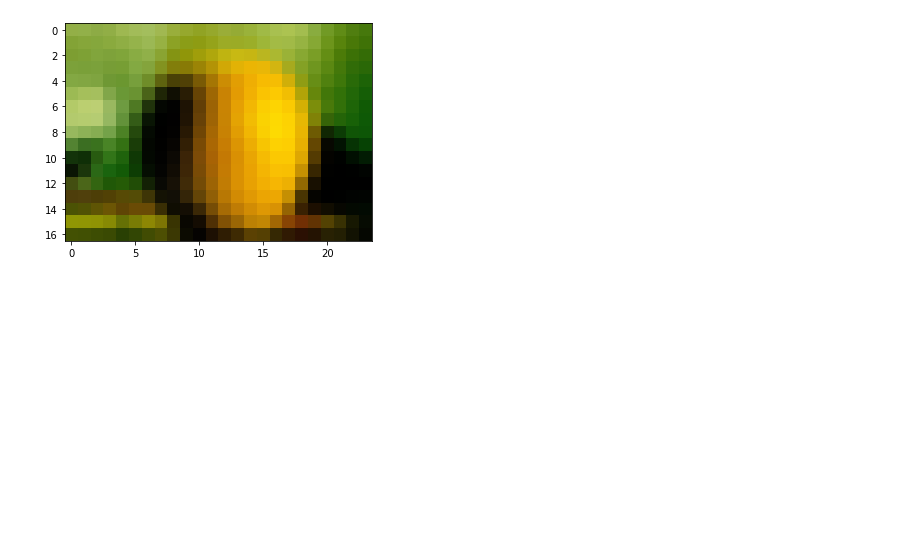
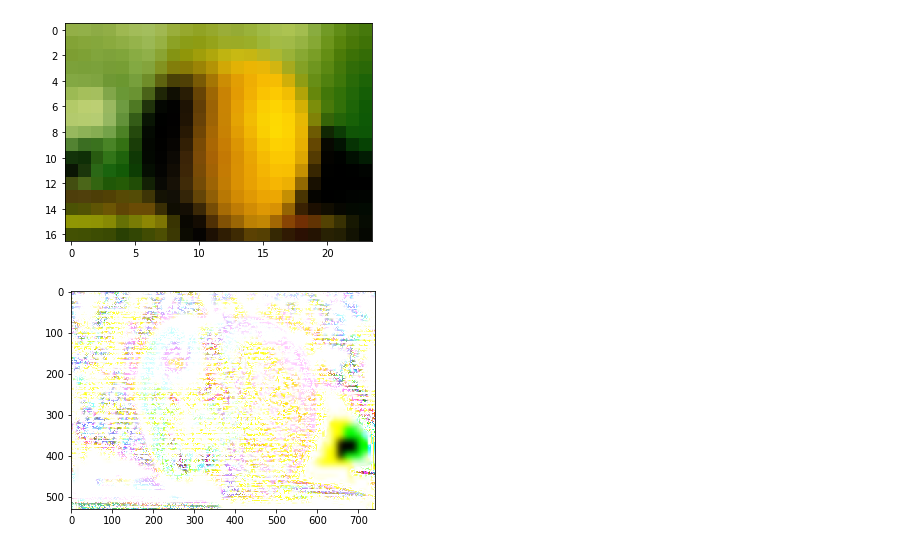
Before and after one commit to tbharathchandra/A-Beginners-Guide-to-Computer-Vision, a Jupyter notebook: Pyramids.ipynb, the cells around one changed output. Drawn from its saved outputs; the diff is of its cells as text; code cells hidden in the pictures; blank space fills up the shorter version.

```diff
--- a/Pyramids.ipynb
+++ b/Pyramids.ipynb
@@ -97,5 +97,7 @@ for i in range(1,6):
     ls_ = cv2.pyrUp(ls_, dstsize = s)
     ls_ = cv2.add(ls_, LS[i])
 # %%
-plt.imshow(ls_, cmap = plt.get_cmap('gray'))
+plt.imshow(ls_)
 plt.show()
+# %% [output]
+[figure, added]
```
